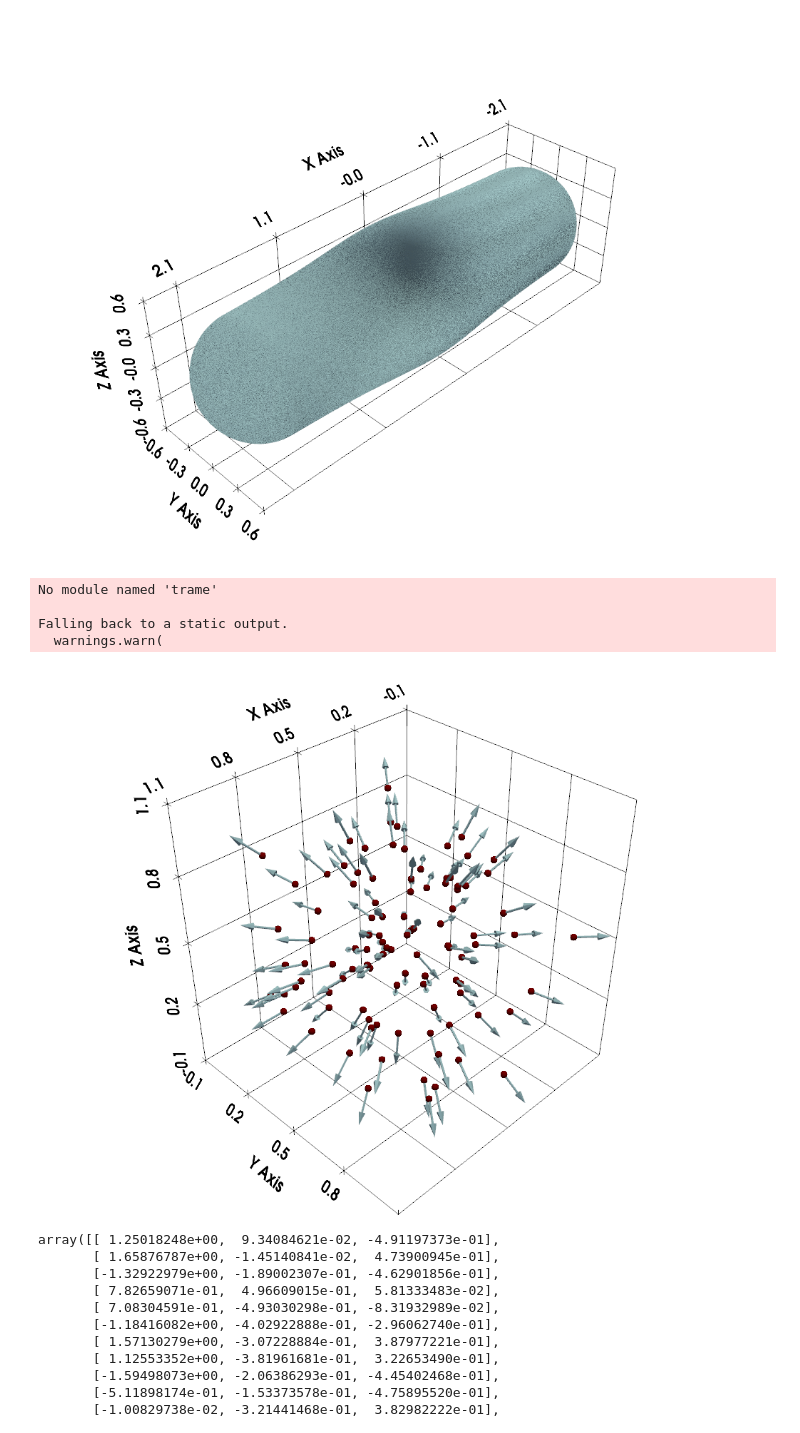
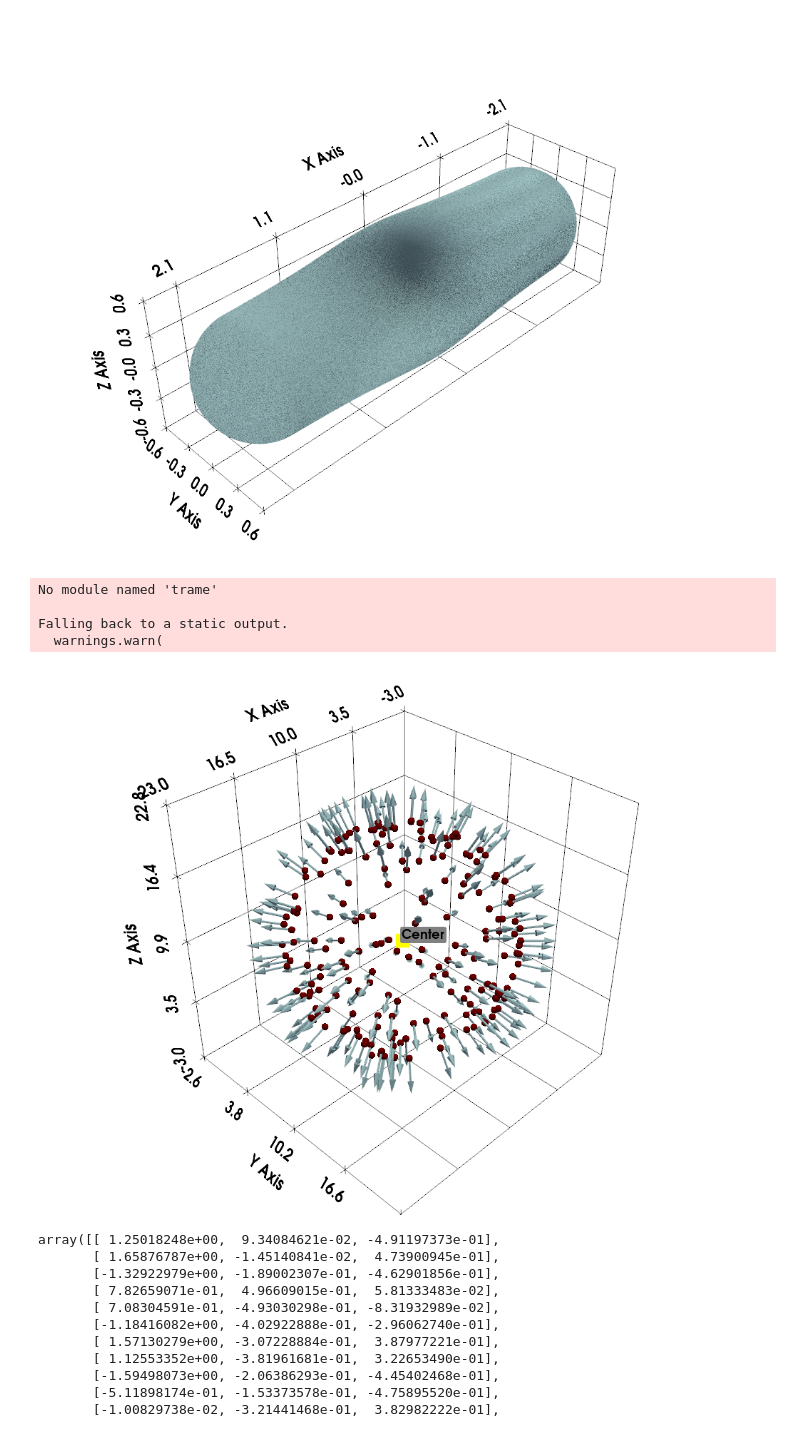
Before and after one commit to AlexPatrie/vtk-smoldyn, a Jupyter notebook: vtk_smoldyn/test.ipynb, the cells around one changed output. Cells and saved outputs as stored; diff of their text form; code cells hidden in the pictures.

Commit message:
added vectors to crowding example slice

```diff
--- a/vtk_smoldyn/test.ipynb
+++ b/vtk_smoldyn/test.ipynb
@@ -285,35 +265,35 @@ Falling back to a static output.
 [figure]
 # %%
 # Create random XYZ points
-points = np.random.rand(100, 3)
+points = crowding_mols[:200]
 # Make PolyData
 point_cloud = pv.PolyData(points)
 
 vectors = compute_vectors(point_cloud)
 point_cloud['vectors'] = vectors
 
 
 
 arrows = point_cloud.glyph(
     orient='vectors',
     scale=False,
-    factor=0.15,
+    factor=3.0,
 )
 
 # Display the arrows
 plotter = pv.Plotter()
 plotter.add_mesh(point_cloud, color='maroon', point_size=10.0, render_points_as_spheres=True)
 plotter.add_mesh(arrows, color='lightblue')
-# plotter.add_point_labels([point_cloud.center,], ['Center',],
-#                          point_color='yellow', point_size=20)
+plotter.add_point_labels([point_cloud.center,], ['Center',],
+                          point_color='yellow', point_size=20)
 plotter.show_grid()
 plotter.show()
 # %% [output]
 No module named 'trame'
 
 Falling back to a static output.
   warnings.warn(
-[figure, old version]
+[figure, new version]
 # %%
 def slice_data(data: list[list[float]], **dims):
     """Slice a 2d array of data given input dimensions.
```
Also changed, not shown: parts of 1 cell of this notebook.
